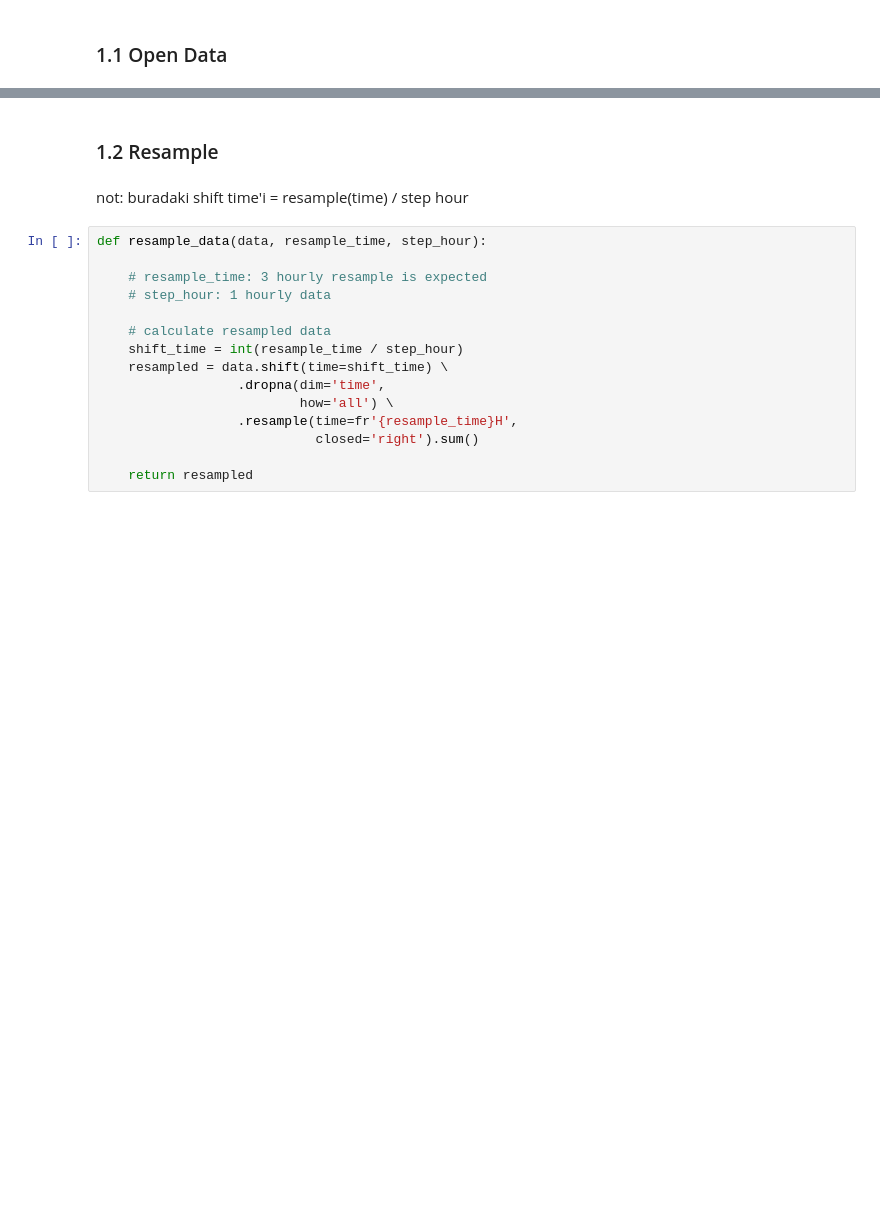
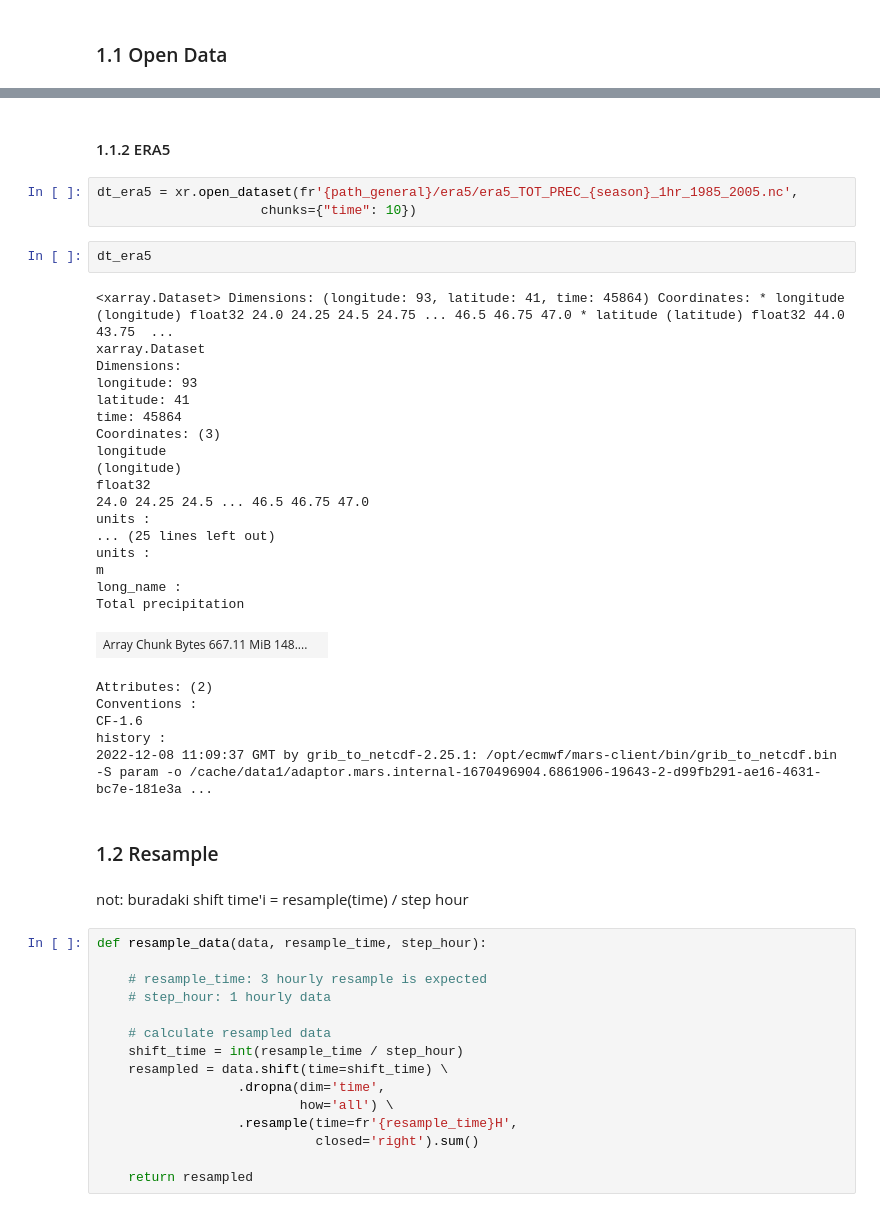
Before and after one commit to donmezkutay/msc-thesis-codes, a Jupyter notebook: resample_seasonal_data.ipynb, the cells around one changed output, grey strips where cells are left out. Drawn from its saved outputs; the diff is of its cells as text; blank space fills up the shorter version.

Commit message:
#resample era5 data

```diff
--- a/resample_seasonal_data.ipynb
+++ b/resample_seasonal_data.ipynb
@@ -83,6 +87,37 @@ history :
 Thu Dec 01 13:27:26 2022: cdo -select,season=DJF Tr011_MPI_RF_PR_1hr_198501_200512.nc Tr011_MPI_RF_PR_DJF_1hr_198501_200512.nc
 CDO :
 Climate Data Operators version 1.9.10 (https://mpimet.mpg.de/cdo)
+# %% [markdown]
+#### 1.1.2 ERA5
+# %%
+dt_era5 = xr.open_dataset(fr'{path_general}/era5/era5_TOT_PREC_{season}_1hr_1985_2005.nc',
+                     chunks={"time": 10})
+# %%
+dt_era5
+# %% [output]
+<xarray.Dataset> Dimensions: (longitude: 93, latitude: 41, time: 45864) Coordinates: * longitude (longitude) float32 24.0 24.25 24.5 24.75 ... 46.5 46.75 47.0 * latitude (latitude) float32 44.0 43.75  ...
+xarray.Dataset
+Dimensions:
+longitude: 93
+latitude: 41
+time: 45864
+Coordinates: (3)
+longitude
+(longitude)
+float32
+24.0 24.25 24.5 ... 46.5 46.75 47.0
+units :
+... (25 lines left out)
+units :
+m
+long_name :
+Total precipitation
+| Array Chunk Bytes 667.11 MiB 148.... |  |
+Attributes: (2)
+Conventions :
+CF-1.6
+history :
+2022-12-08 11:09:37 GMT by grib_to_netcdf-2.25.1: /opt/ecmwf/mars-client/bin/grib_to_netcdf.bin -S param -o /cache/data1/adaptor.mars.internal-1670496904.6861906-19643-2-d99fb291-ae16-4631-bc7e-181e3a ...
 # %% [markdown]
 ### 1.2 Resample
 # %% [markdown]
```
Also changed, not shown: parts of 12 cells of this notebook.
